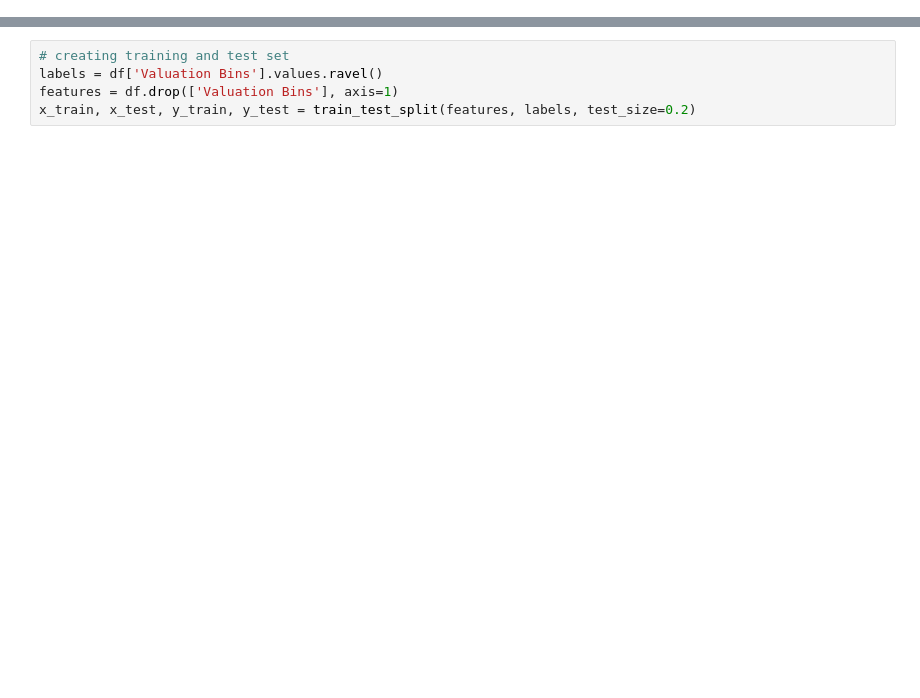
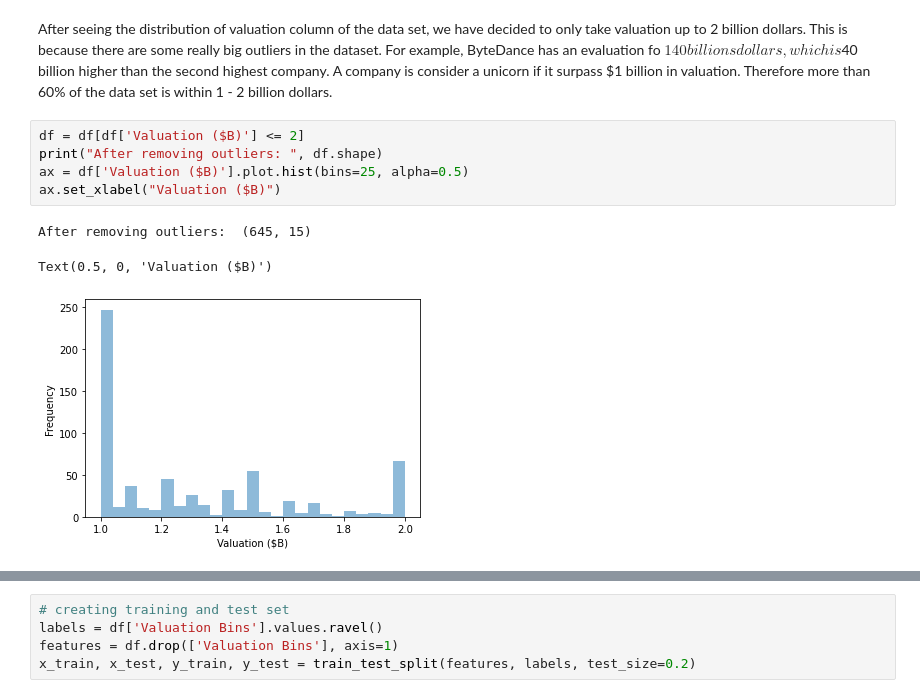
Before and after one commit to tuanqpham0921/Unicorn-Startup-Evaluation, a Jupyter notebook: project.ipynb, the cells around one changed output, grey strips where cells are left out. Drawn from its saved outputs; the diff is of its cells as text; blank space fills up the shorter version.

```diff
--- a/project.ipynb
+++ b/project.ipynb
@@ -326,0 +109,11 @@ naive bayes smote,n_neigh)n_neighbors=231234n_neighbors=42''=# randomoversampler
+# %% [markdown]
+After seeing the distribution of valuation column of the data set, we have decided to only take valuation up to 2 billion dollars. This is because there are some really big outliers in the dataset. For example, ByteDance has an evaluation fo $140 billions dollars, which is $40 billion higher than the second highest company. A company is consider a unicorn if it surpass $1 billion in valuation. Therefore more than 60% of the data set is within 1 - 2 billion dollars.
+# %%
+df = df[df['Valuation ($B)'] <= 2]
+print("After removing outliers: ", df.shape)
+ax = df['Valuation ($B)'].plot.hist(bins=25, alpha=0.5)
+ax.set_xlabel("Valuation ($B)")
+# %% [output]
+After removing outliers:  (645, 15)
+Text(0.5, 0, 'Valuation ($B)')
+[figure, added]
```
Also changed, not shown: parts of 69 cells of this notebook.
